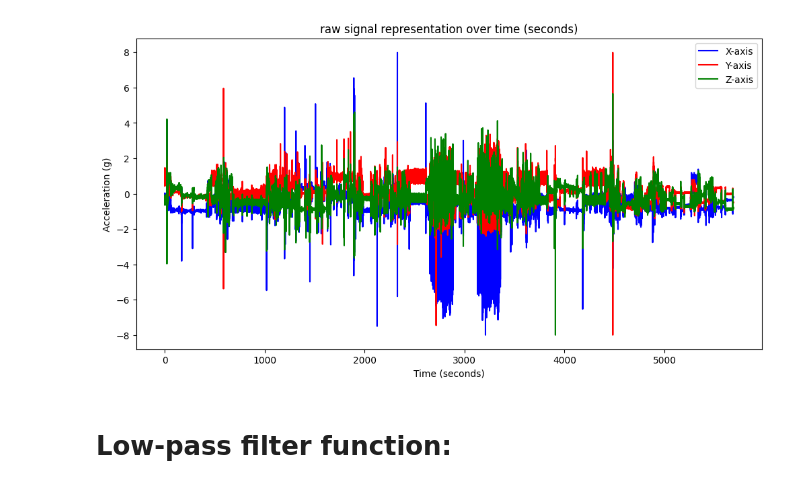
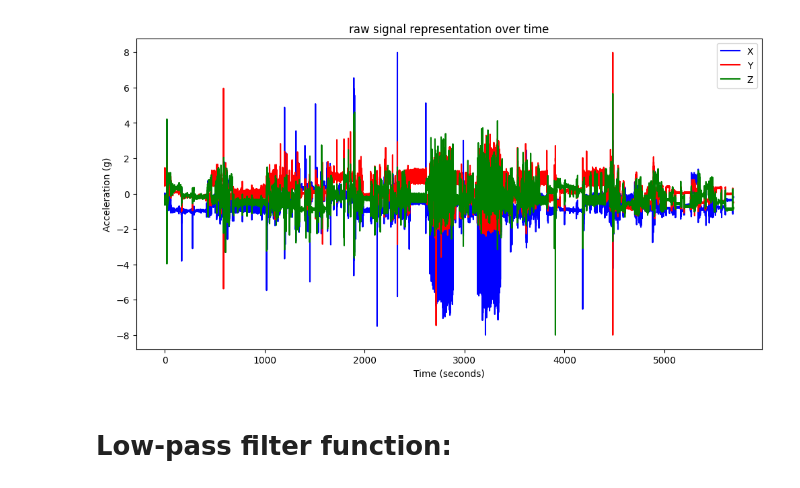
Before and after one commit to leyah-sa/AX3-Project, a Jupyter notebook: notebooks/Smoker/Visualisation.ipynb, the cells around one changed output. Cells and saved outputs as stored; diff of their text form; code cells hidden in the pictures.

```diff
--- a/notebooks/Smoker/Visualisation.ipynb
+++ b/notebooks/Smoker/Visualisation.ipynb
@@ -14,30 +14,30 @@ data[timestamp_column] = pd.to_datetime(data[timestamp_column], errors='coerce')
 # %%
 
 # Calculate the sampling interval (in seconds)
 sampling_interval = (
     pd.to_datetime(data[timestamp_column].iloc[1]) -  # Access a single row
     pd.to_datetime(data[timestamp_column].iloc[0])
 ).total_seconds()
 
 # Create a relative time axis (in minutes)
 data['relative_time_seconds'] = data.index * sampling_interval
 
 # Define axis labels for clarity
-axis_labels = ['X-axis', 'Y-axis', 'Z-axis']
+axis_labels = ['X', 'Y', 'Z']
 colors = {'X': 'blue', 'Y': 'red', 'Z': 'green'}  # Define colors for each signal
 
 # Plot the signal with corrected legends
 plt.figure(figsize=(12, 6))
 for signal, axis_label, color in zip(signal_columns, axis_labels, colors.values()):
     plt.plot(data['relative_time_seconds'], data[signal], label=axis_label, color=color)
 
-plt.title("raw signal representation over time (seconds)")
+plt.title("raw signal representation over time")
 plt.xlabel("Time (seconds)")
 plt.ylabel("Acceleration (g)")
 plt.legend()
 plt.show()
 # %% [output]
-[figure, old version]
+[figure, new version]
 # %% [markdown]
 # Low-pass filter function:
 # %%
```
Also changed, not shown: parts of 1 cell of this notebook, 1 other file.
